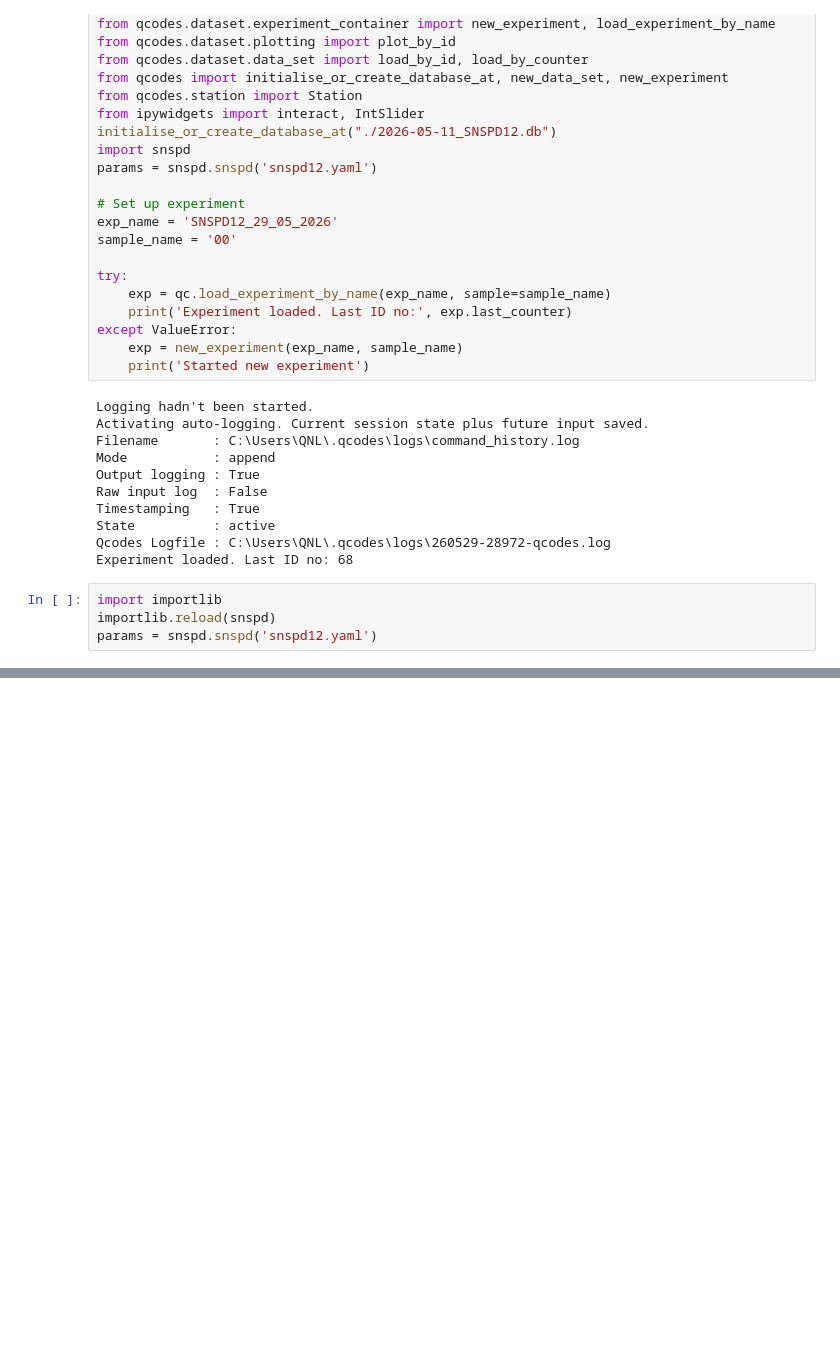
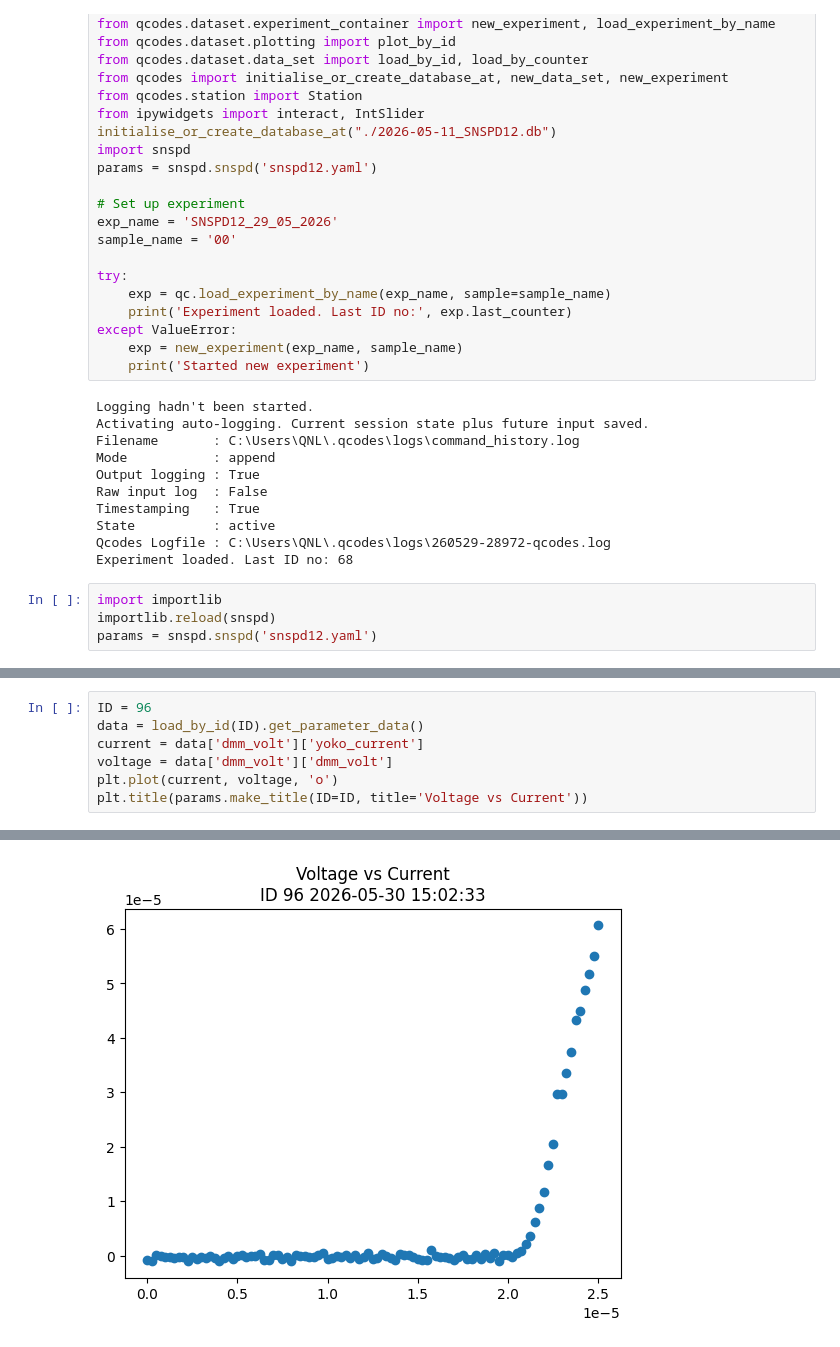
Before and after one commit to QNLSydney/snspd, a Jupyter notebook: SNSPD2/SNSPD12-Line1_Analysis.ipynb, the cells around one changed output, grey strips where cells are left out. Drawn from its saved outputs; the diff is of its cells as text; blank space fills up the shorter version.

```diff
--- a/SNSPD2/SNSPD12-Line1_Analysis.ipynb
+++ b/SNSPD2/SNSPD12-Line1_Analysis.ipynb
@@ -67,0 +120,8 @@ dict_keys(['dmm_volt', 'h_position_perc', 'h_samplerate', 'h_samples', 'trace',
+# %%
+ID = 96
+data = load_by_id(ID).get_parameter_data()
+current = data['dmm_volt']['yoko_current']
+voltage = data['dmm_volt']['dmm_volt']
+plt.plot(current, voltage, 'o')
+plt.title(params.make_title(ID=ID, title='Voltage vs Current'))
+# %% [output]
@@ -67,0 +129 @@ dict_keys(['dmm_volt', 'h_position_perc', 'h_samplerate', 'h_samples', 'trace',
+[figure, added]
```
Also changed, not shown: parts of 10 cells of this notebook, 1 other file.
